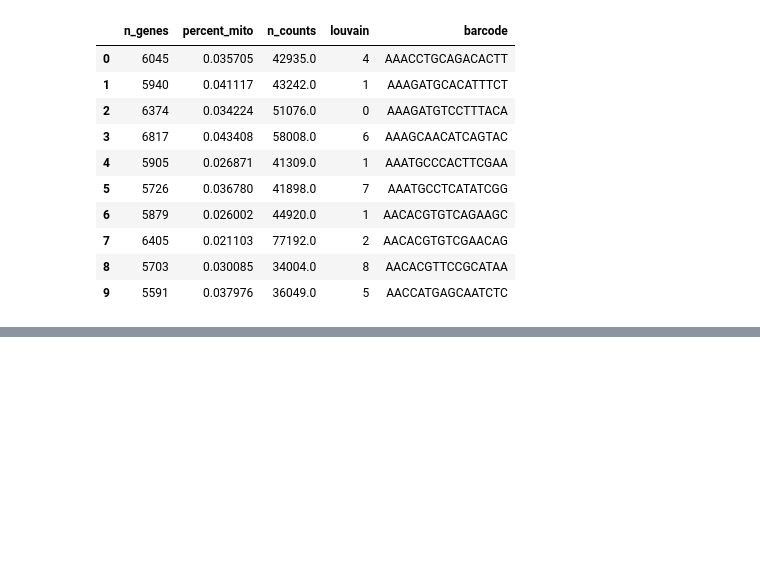
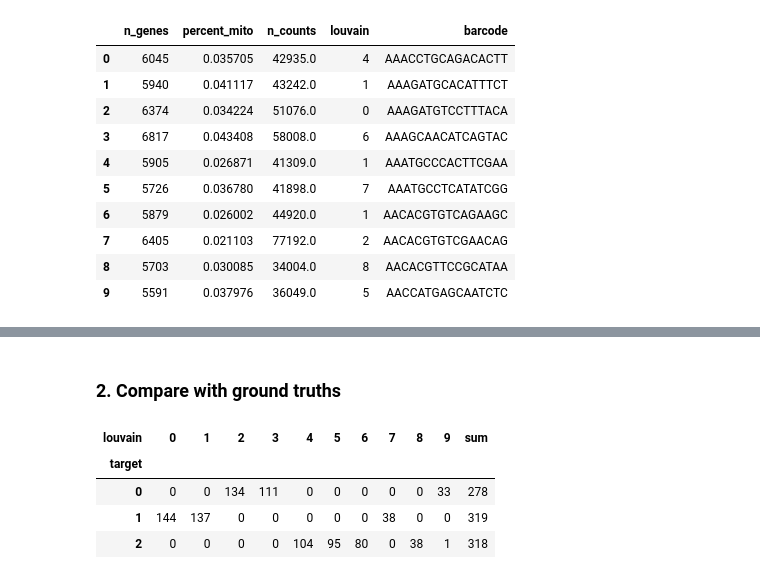
Before and after one commit to 2kjiejie/Clustering-for-scRNAseq, a Jupyter notebook: Scanpy_process_sc10x.ipynb, the cells around one changed output, grey strips where cells are left out. Cells and saved outputs as stored; diff of their text form; code cells hidden in the pictures; blank space fills up the shorter version.

```diff
--- a/Scanpy_process_sc10x.ipynb
+++ b/Scanpy_process_sc10x.ipynb
@@ -350,0 +404,13 @@ newdata[newdata['target']==1].louvain
+# %% [markdown]
+### 2. Compare with ground truths
+# %%
+# 1. seurat python 10x - 3 cells
+df = pd.crosstab(py_10x['target'], py_10x['louvain'])
+df["sum"] = df.sum(axis=1)
+df
+# %% [output]
+| louvain | 0 | 1 | 2 | 3 | 4 | 5 | 6 | 7 | 8 | 9 | sum |
+| target |  |  |  |  |  |  |  |  |  |  |  |
+| 0 | 0 | 0 | 134 | 111 | 0 | 0 | 0 | 0 | 0 | 33 | 278 |
+| 1 | 144 | 137 | 0 | 0 | 0 | 0 | 0 | 38 | 0 | 0 | 319 |
+| 2 | 0 | 0 | 0 | 0 | 104 | 95 | 80 | 0 | 38 | 1 | 318 |
```
Also changed, not shown: parts of 32 cells of this notebook.
